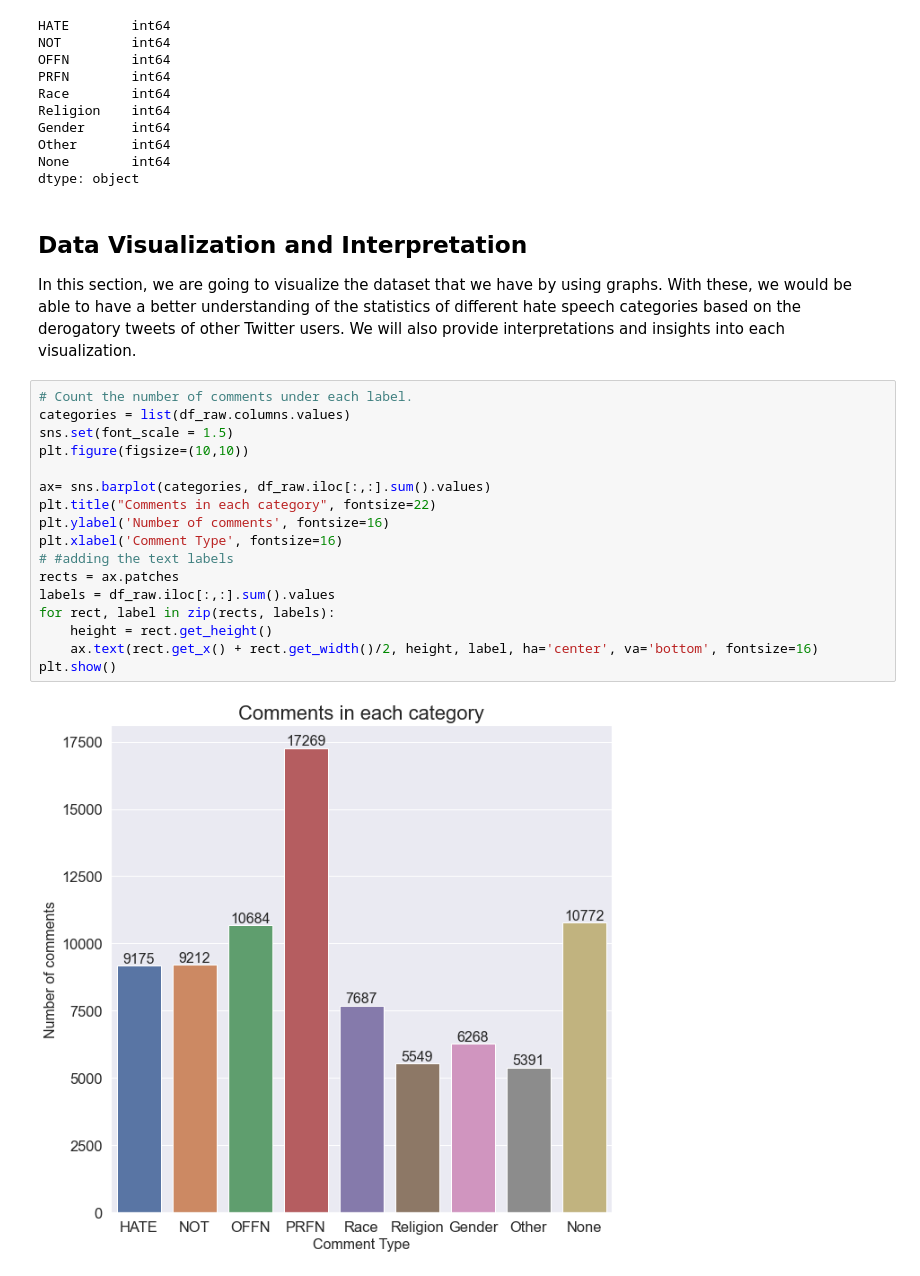
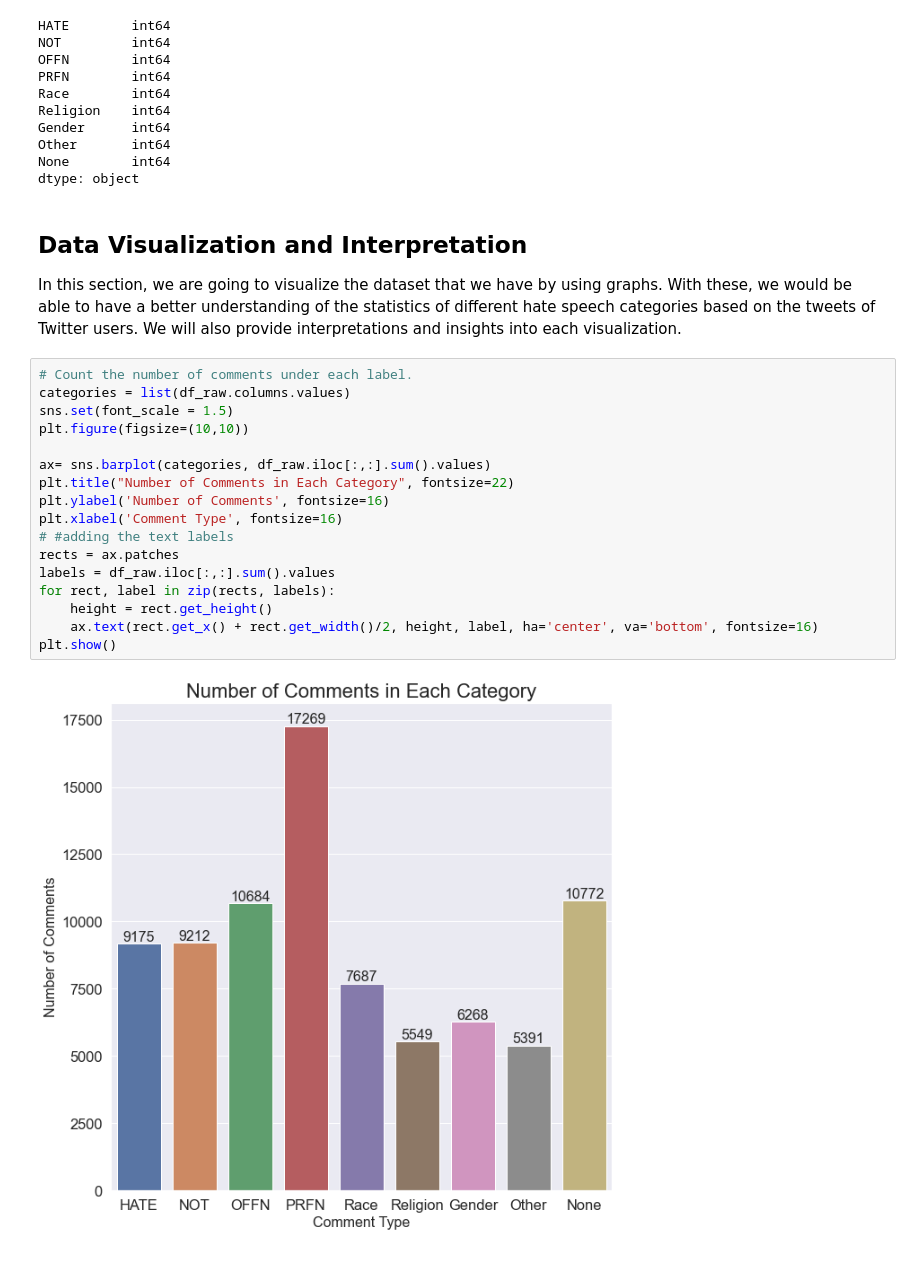
Before and after one commit to ABCD-EDU/hate-speech-SVM-model, a Jupyter notebook: src/descriptive_statistics_dataset-final.ipynb, the cells around one changed output. Saved outputs shown, nothing was run; the diff lists cells and outputs as text.

```diff
--- a/src/descriptive_statistics_dataset-final.ipynb
+++ b/src/descriptive_statistics_dataset-final.ipynb
@@ -56,23 +57,23 @@ None        int64
 dtype: object
 # %% [markdown]
 ## Data Visualization and Interpretation
-In this section, we are going to visualize the dataset that we have by using graphs. With these, we would be able to have a better understanding of the statistics of different hate speech categories based on the derogatory tweets of other Twitter users. We will also provide interpretations and insights into each visualization.
+In this section, we are going to visualize the dataset that we have by using graphs. With these, we would be able to have a better understanding of the statistics of different hate speech categories based on the tweets of Twitter users. We will also provide interpretations and insights into each visualization.
 # %%
 # Count the number of comments under each label.
 categories = list(df_raw.columns.values)
 sns.set(font_scale = 1.5)
 plt.figure(figsize=(10,10))
 
 ax= sns.barplot(categories, df_raw.iloc[:,:].sum().values)
-plt.title("Comments in each category", fontsize=22)
-plt.ylabel('Number of comments', fontsize=16)
+plt.title("Number of Comments in Each Category", fontsize=22)
+plt.ylabel('Number of Comments', fontsize=16)
 plt.xlabel('Comment Type', fontsize=16)
 # #adding the text labels
 rects = ax.patches
 labels = df_raw.iloc[:,:].sum().values
 for rect, label in zip(rects, labels):
     height = rect.get_height()
     ax.text(rect.get_x() + rect.get_width()/2, height, label, ha='center', va='bottom', fontsize=16)
 plt.show()
 # %% [output]
-[figure, old version]
+[figure, new version]
```
Also changed, not shown: parts of 8 cells of this notebook.
